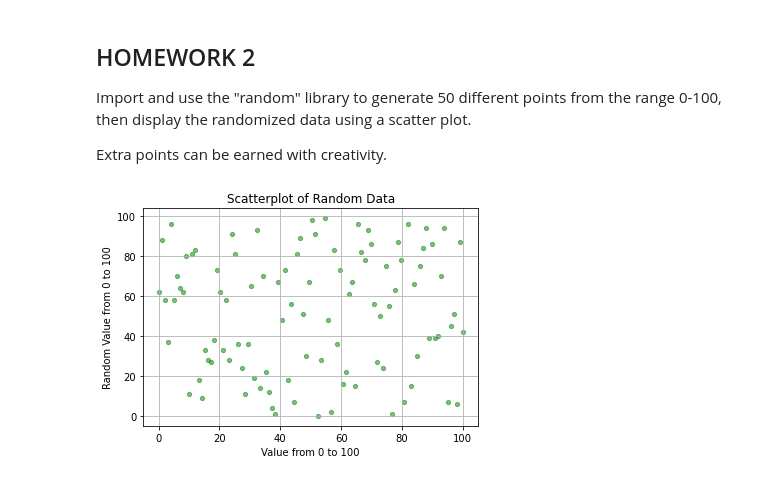
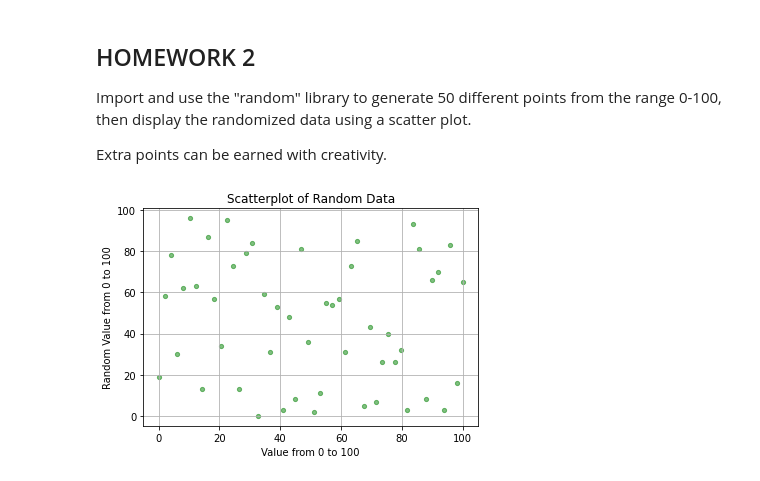
Before and after one commit to JasonGao76/students, a Jupyter notebook: _notebooks/2023-10-26-Python-Libraries.ipynb, the cells around one changed output. Saved outputs shown, nothing was run; the diff lists cells and outputs as text; code cells hidden in the pictures.

```diff
--- a/_notebooks/2023-10-26-Python-Libraries.ipynb
+++ b/_notebooks/2023-10-26-Python-Libraries.ipynb
@@ -295,27 +370,27 @@ Extra points can be earned with creativity.
 # %%
 # your code here
 import random
 import numpy as np
 import matplotlib.pyplot as plt
 
 # Generate data for two lines
 # Set of data points
-x = np.linspace(0, 100, 100)  # Create an array of values from 0 to 10
+x = np.linspace(0, 100, 50)  # Create an array of values from 0 to 100
 
 setofValues = []
 count = 0
-while count < 100:
+while count < 50:
     count += 1
     setofValues.append(random.randint(0, 100))
 y2 = setofValues
 
 # Create and display a plot using Matplotlib
 # your code here
 plt.scatter(x, y2, color='green', s=18, alpha=0.5)  # Create the plot
 plt.title('Scatterplot of Random Data')  # Set the title
 plt.xlabel('Value from 0 to 100')  # Label for the x-axis
 plt.ylabel('Random Value from 0 to 100')  # Label for the y-axis
 plt.grid(True)  # Display a grid
 plt.show()  # Display the plot
 # %% [output]
-[figure, old version]
+[figure, new version]
```
Also changed, not shown: parts of 3 cells of this notebook, 1 other file.
